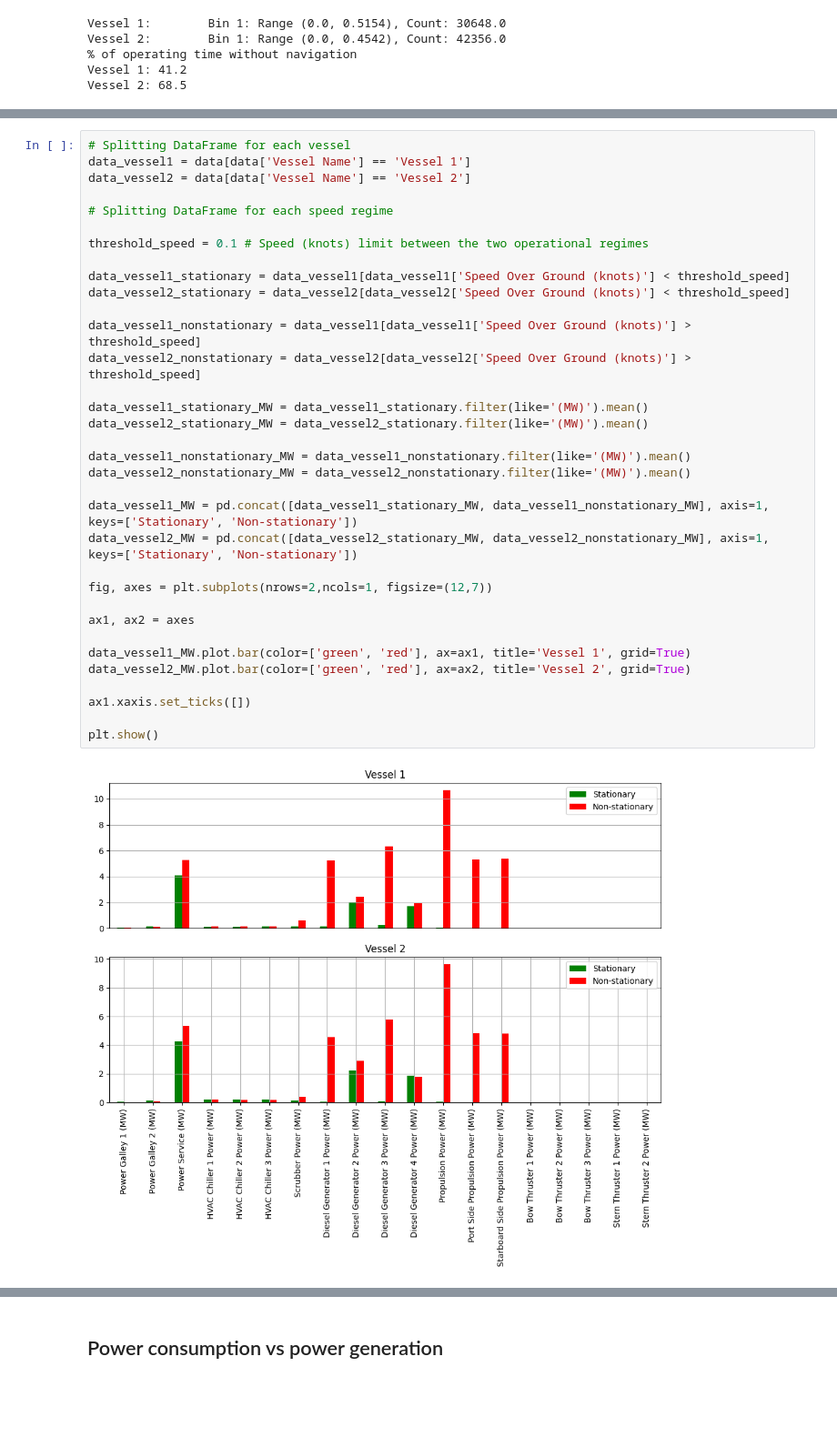
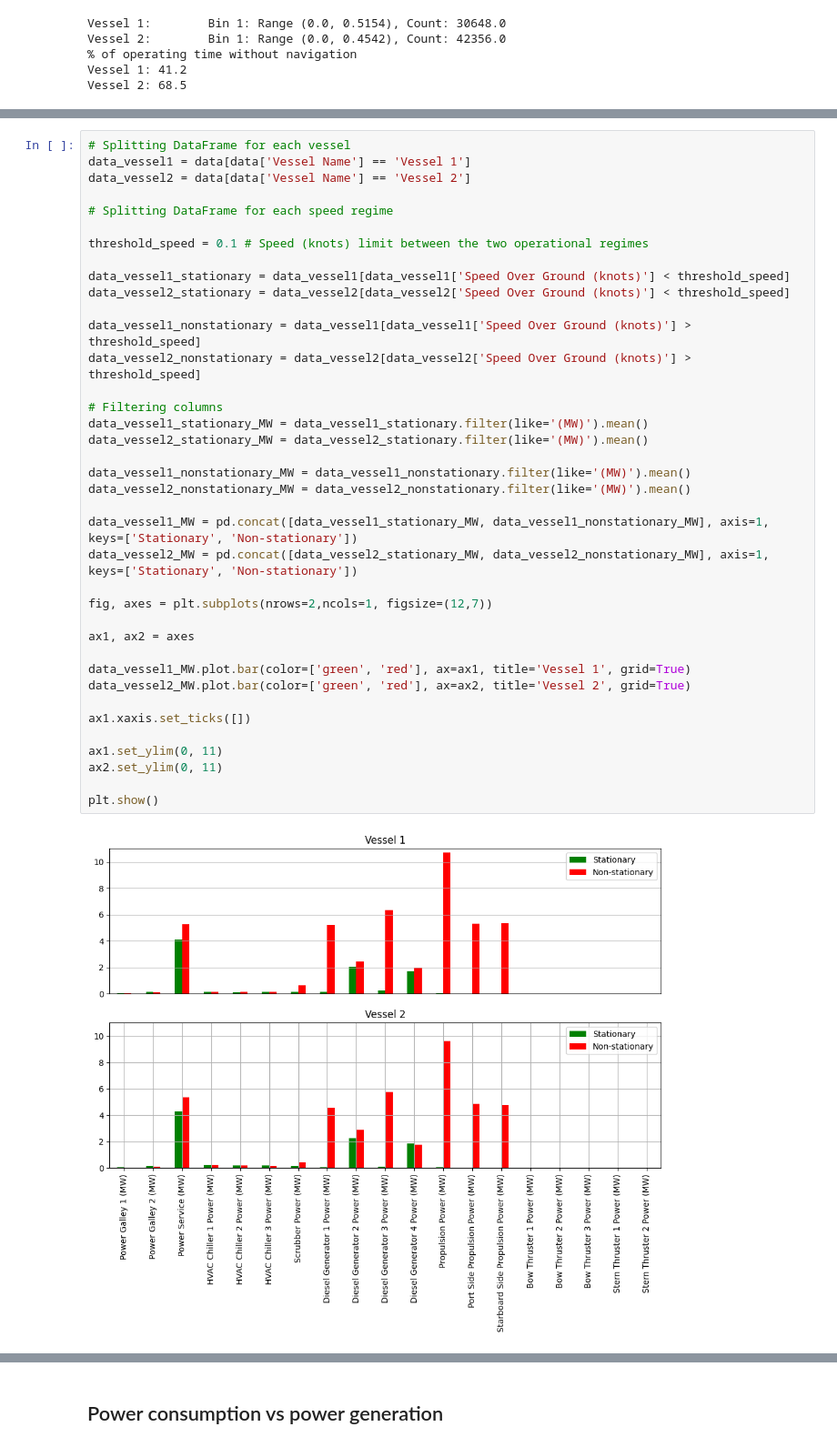
Before and after one commit to LMAPcoder/TUI-Cruises, a Jupyter notebook: TUI_Cruises_task.ipynb, the cells around one changed output, grey strips where cells are left out. Shown at 91% size. Saved outputs shown, nothing was run; the diff lists cells and outputs as text; blank space fills up the shorter version.

```diff
--- a/TUI_Cruises_task.ipynb
+++ b/TUI_Cruises_task.ipynb
@@ -195,34 +261,38 @@ data_vessel2 = data[data['Vessel Name'] == 'Vessel 2']
 # Splitting DataFrame for each speed regime
 
 threshold_speed = 0.1 # Speed (knots) limit between the two operational regimes
 
 data_vessel1_stationary = data_vessel1[data_vessel1['Speed Over Ground (knots)'] < threshold_speed]
 data_vessel2_stationary = data_vessel2[data_vessel2['Speed Over Ground (knots)'] < threshold_speed]
 
 data_vessel1_nonstationary = data_vessel1[data_vessel1['Speed Over Ground (knots)'] > threshold_speed]
 data_vessel2_nonstationary = data_vessel2[data_vessel2['Speed Over Ground (knots)'] > threshold_speed]
 
+# Filtering columns
 data_vessel1_stationary_MW = data_vessel1_stationary.filter(like='(MW)').mean()
 data_vessel2_stationary_MW = data_vessel2_stationary.filter(like='(MW)').mean()
 
 data_vessel1_nonstationary_MW = data_vessel1_nonstationary.filter(like='(MW)').mean()
 data_vessel2_nonstationary_MW = data_vessel2_nonstationary.filter(like='(MW)').mean()
 
 data_vessel1_MW = pd.concat([data_vessel1_stationary_MW, data_vessel1_nonstationary_MW], axis=1, keys=['Stationary', 'Non-stationary'])
 data_vessel2_MW = pd.concat([data_vessel2_stationary_MW, data_vessel2_nonstationary_MW], axis=1, keys=['Stationary', 'Non-stationary'])
 
 fig, axes = plt.subplots(nrows=2,ncols=1, figsize=(12,7))
 
 ax1, ax2 = axes
 
 data_vessel1_MW.plot.bar(color=['green', 'red'], ax=ax1, title='Vessel 1', grid=True)
 data_vessel2_MW.plot.bar(color=['green', 'red'], ax=ax2, title='Vessel 2', grid=True)
 
 ax1.xaxis.set_ticks([])
 
+ax1.set_ylim(0, 11)
+ax2.set_ylim(0, 11)
+
 plt.show()
 # %% [output]
-[figure, old version]
+[figure, new version]
 # %% [markdown]
 Main insights:
 
```
Also changed, not shown: parts of 19 cells of this notebook.
